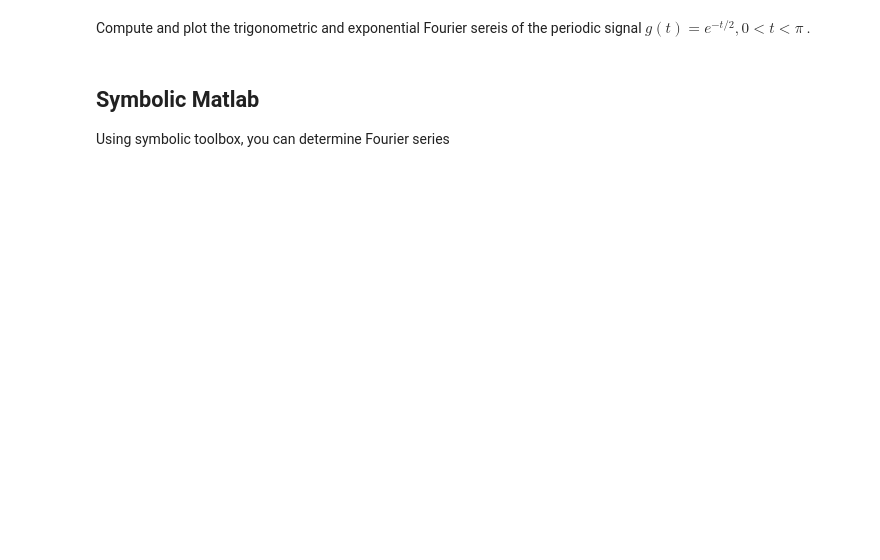
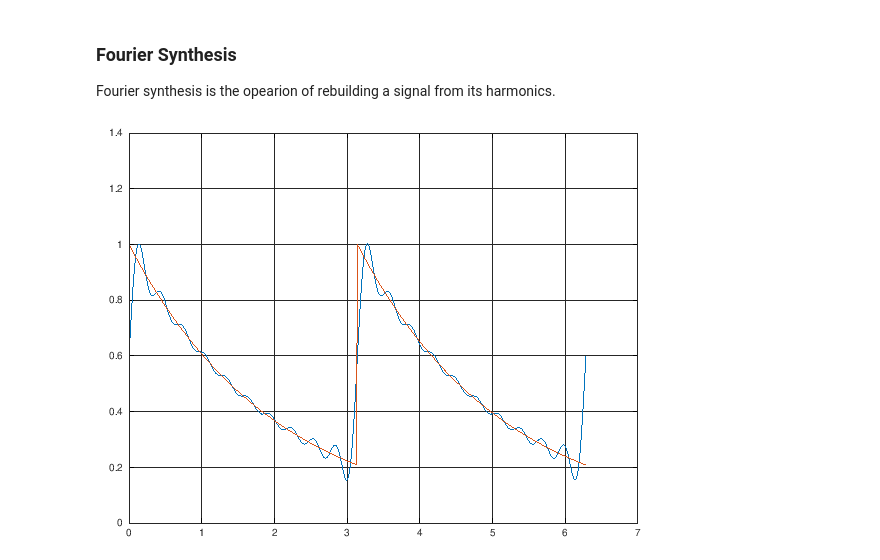
Before and after one commit to abdislam/ee472TeleLab, a Jupyter notebook: Fourier_series.ipynb, the cells around one changed output. Saved outputs shown, nothing was run; the diff lists cells and outputs as text; code cells hidden in the pictures; blank space fills up the shorter version.

```diff
--- a/Fourier_series.ipynb
+++ b/Fourier_series.ipynb
@@ -21,20 +106,27 @@ $$g(t)= 0.504+0.244\,\cos(2t-75.96^o)+0.125\,\cos(4t-82.42^o)\,+\,...\;\;\;,0\,\
+# %% [markdown]
+### Fourier Synthesis
+Fourier synthesis is the opearion of rebuilding a signal from its harmonics.
 # %%
 % This program synthesizes Fourier series to yield the original function
-T0  = pi;
-w0  = 2;
-t   = 0 : T0/256 : 2*T0;  % create a time vector of two cycles length
-i   = 100;  % number of iterations (harmonics)
-c0  = 0.504;
+T0      = pi;             % periodic time
+w0      = 2;              %
+t       = 0:T0/256:2*T0;  % create a time vector of two cycles length
+i       = 10;             % number of iterations (harmonics)
+c0      = 0.504;
 cn_sum  = 0;
 
 for n = 1:i
     cn     = 0.504*(2 / sqrt(1 + 16*n^2)) * cos(2*n.*t - atan(4*n) );
     cn_sum = cn_sum + cn;
 end
 
-g = c0 + cn_sum;
+g = c0 + cn_sum;       % synthesized signal
+f = [exp(-t(1:end/2)/2) exp(-t(1:end/2+1)/2)]; % Original function with two cycles
 
 % figure
-plot(t,g)
+plot(t,g); grid on;
+hold on;
+plot(t,f);
+hold off
+# %% [output]
+[figure, added]
-# %% [markdown]
-Compute and plot the trigonometric and exponential Fourier sereis of the periodic signal $g(t) = e^{-t/2}, 0< t < \pi$ .
@@ -69,4 +132,0 @@ subplot(212), stem(k,Angles)
-# %% [markdown]
-## Symbolic Matlab
-
-Using symbolic toolbox, you can determine Fourier series
```
Also changed, not shown: parts of 9 cells of this notebook.
